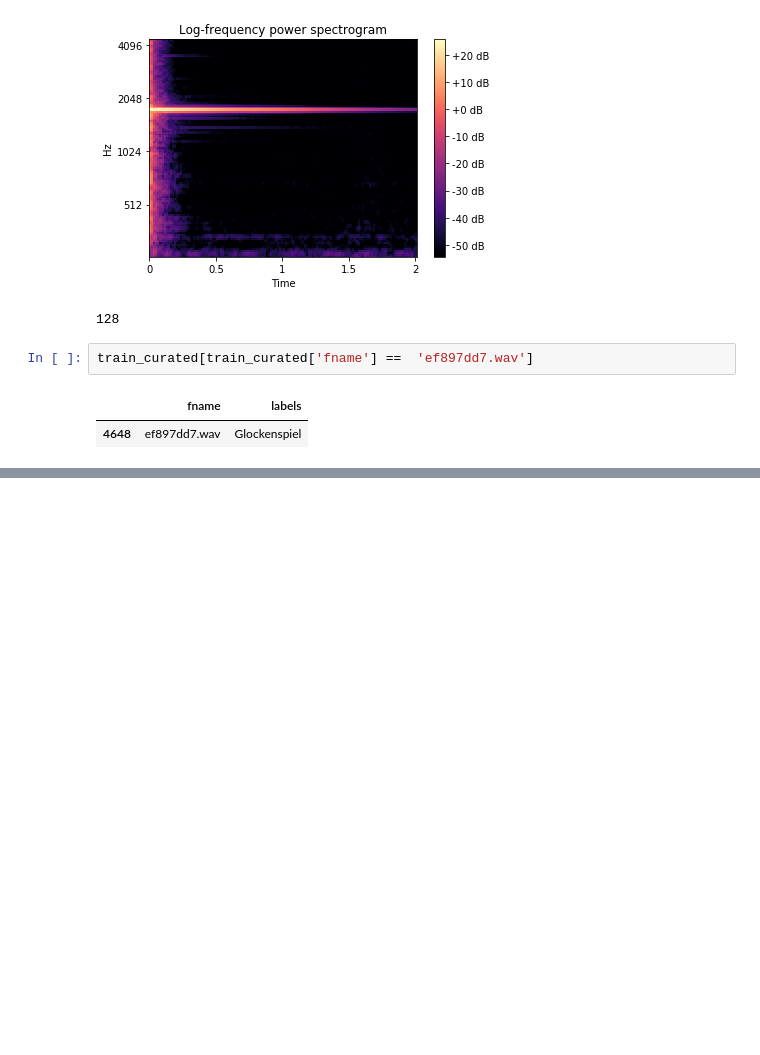
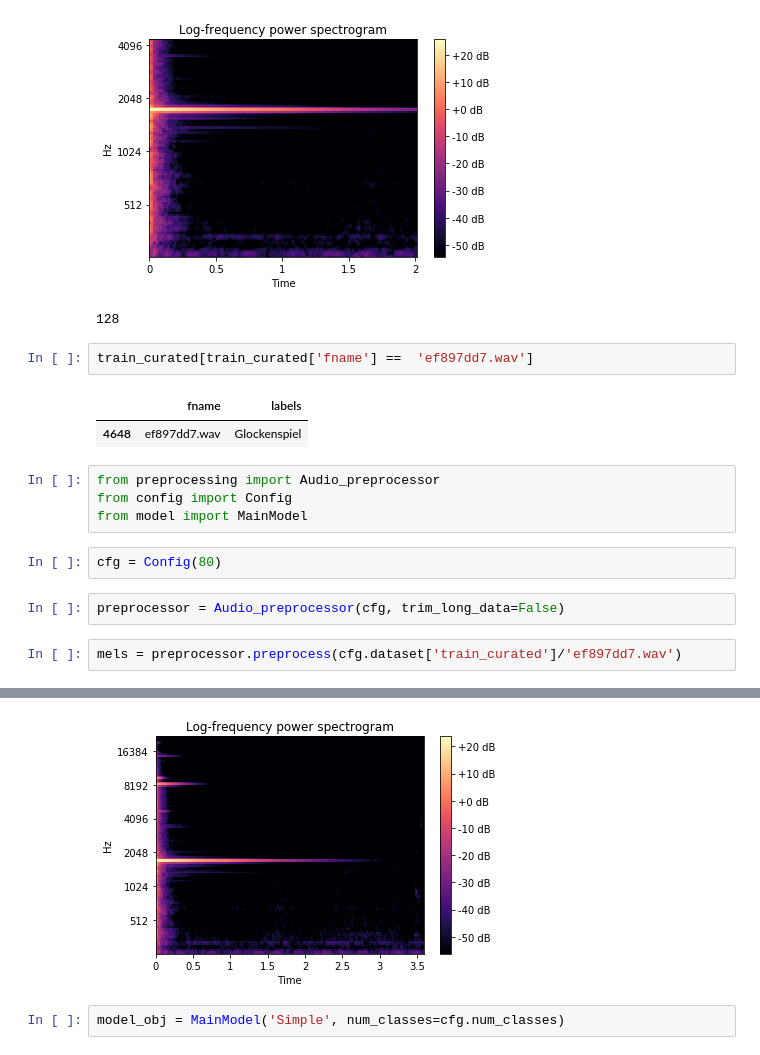
Before and after one commit to paniquex/msu_mmp_research, a Jupyter notebook: DCASE_research/challenge2019/task2(Audio_tagging)/preprocessing_test.ipynb, the cells around one changed output, grey strips where cells are left out. Drawn from its saved outputs; the diff is of its cells as text; blank space fills up the shorter version.

Commit message:
csv_data + test file

```diff
--- a/DCASE_research/challenge2019/task2(Audio_tagging)/preprocessing_test.ipynb
+++ b/DCASE_research/challenge2019/task2(Audio_tagging)/preprocessing_test.ipynb
@@ -149,3 +116,14 @@ train_curated[train_curated['fname'] ==  'ef897dd7.wav']
 # %% [output]
 |  | fname | labels |
 | 4648 | ef897dd7.wav | Glockenspiel |
+# %%
+from preprocessing import Audio_preprocessor
+from config import Config
+from model import MainModel
+# %%
+cfg = Config(80)
+# %%
+preprocessor = Audio_preprocessor(cfg, trim_long_data=False)
+# %%
+mels = preprocessor.preprocess(cfg.dataset['train_curated']/'ef897dd7.wav')
+# %% [output]
@@ -151,0 +131,3 @@ train_curated[train_curated['fname'] ==  'ef897dd7.wav']
+[figure, added]
+# %%
+model_obj = MainModel('Simple', num_classes=cfg.num_classes)
```
Also changed, not shown: parts of 3 cells of this notebook, 2 other files.
